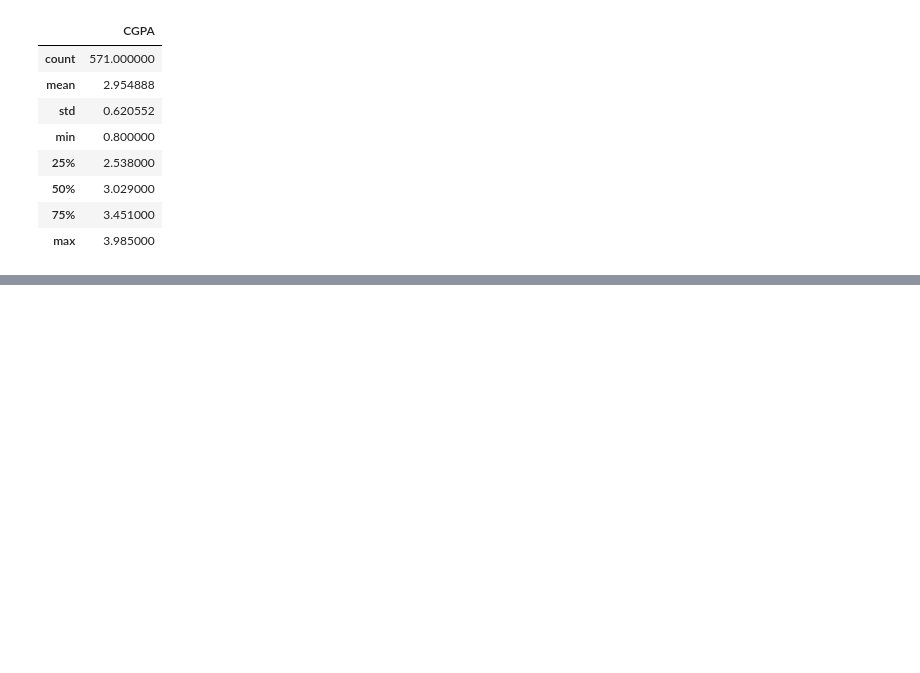
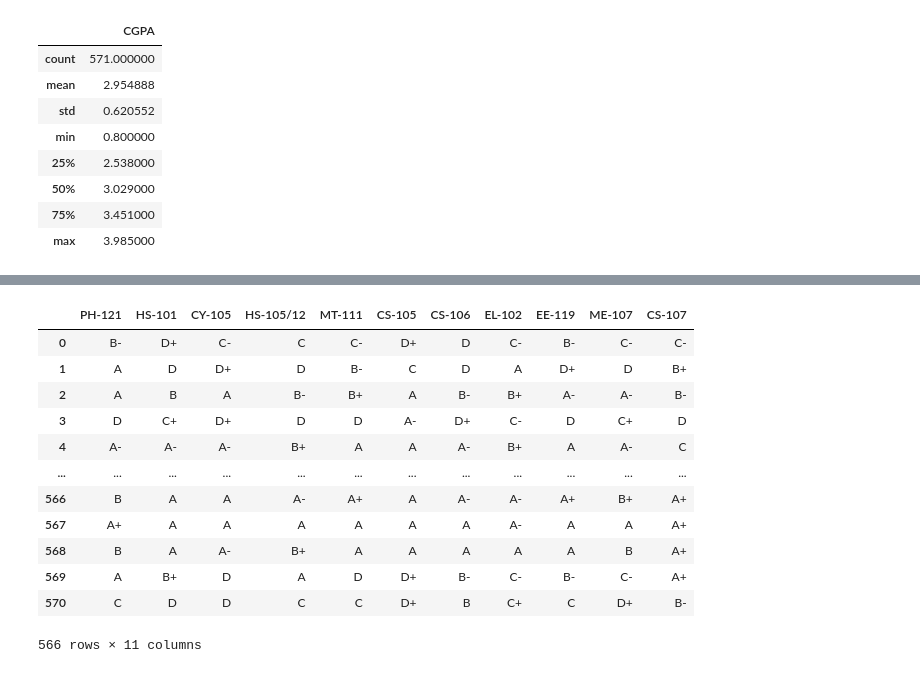
Before and after one commit to MuhammadZainAmmad/CEP_ML, a Jupyter notebook: Solution/CEP_ML.ipynb, the cells around one changed output, grey strips where cells are left out. Cells and saved outputs as stored; diff of their text form; code cells hidden in the pictures; blank space fills up the shorter version.

```diff
--- a/Solution/CEP_ML.ipynb
+++ b/Solution/CEP_ML.ipynb
@@ -95,0 +111,19 @@ dtype: int64
+# %%
+# Manually getting the courses of 1st year
+first_year_h = df.iloc[:,:-31]
+
+# dropping seat number because it is not useful and doesn't have any affect on the grade
+first_year_h.drop(['Seat No.'],axis=1,inplace=True)
+
+# dropping Rows having empty values
+first_year_h.dropna(inplace=True)
+
+# Showing that there are no missing values in the dataset
+first_year_h.isna().any(axis=0)
+
+
+# we will get integers as well as floats in our dataframe if there are any empty values in the dataset
+# reason is that we are using ordinal encoding to encode our categorical variables
+# upon experimenting we come to know that if we drop null values from our dataframe then we will get integers only in our dataframe
+
+# here we are checking that in which columns we have null values and we are dropping them from our dataframe
@@ -95,0 +143,16 @@ dtype: int64
+# %%
+first_year_h
+# %% [output]
+|  | PH-121 | HS-101 | CY-105 | HS-105/12 | MT-111 | CS-105 | CS-106 | EL-102 | EE-119 | ME-107 | CS-107 |
+| 0 | B- | D+ | C- | C | C- | D+ | D | C- | B- | C- | C- |
+| 1 | A | D | D+ | D | B- | C | D | A | D+ | D | B+ |
+| 2 | A | B | A | B- | B+ | A | B- | B+ | A- | A- | B- |
+| 3 | D | C+ | D+ | D | D | A- | D+ | C- | D | C+ | D |
+| 4 | A- | A- | A- | B+ | A | A | A- | B+ | A | A- | C |
+| ... | ... | ... | ... | ... | ... | ... | ... | ... | ... | ... | ... |
+| 566 | B | A | A | A- | A+ | A | A- | A- | A+ | B+ | A+ |
+| 567 | A+ | A | A | A | A | A | A | A- | A | A | A+ |
+| 568 | B | A | A- | B+ | A | A | A | A | A | B | A+ |
+| 569 | A | B+ | D | A | D | D+ | B- | C- | B- | C- | A+ |
+| 570 | C | D | D | C | C | D+ | B | C+ | C | D+ | B- |
+566 rows × 11 columns
```
Also changed, not shown: parts of 12 cells of this notebook.
